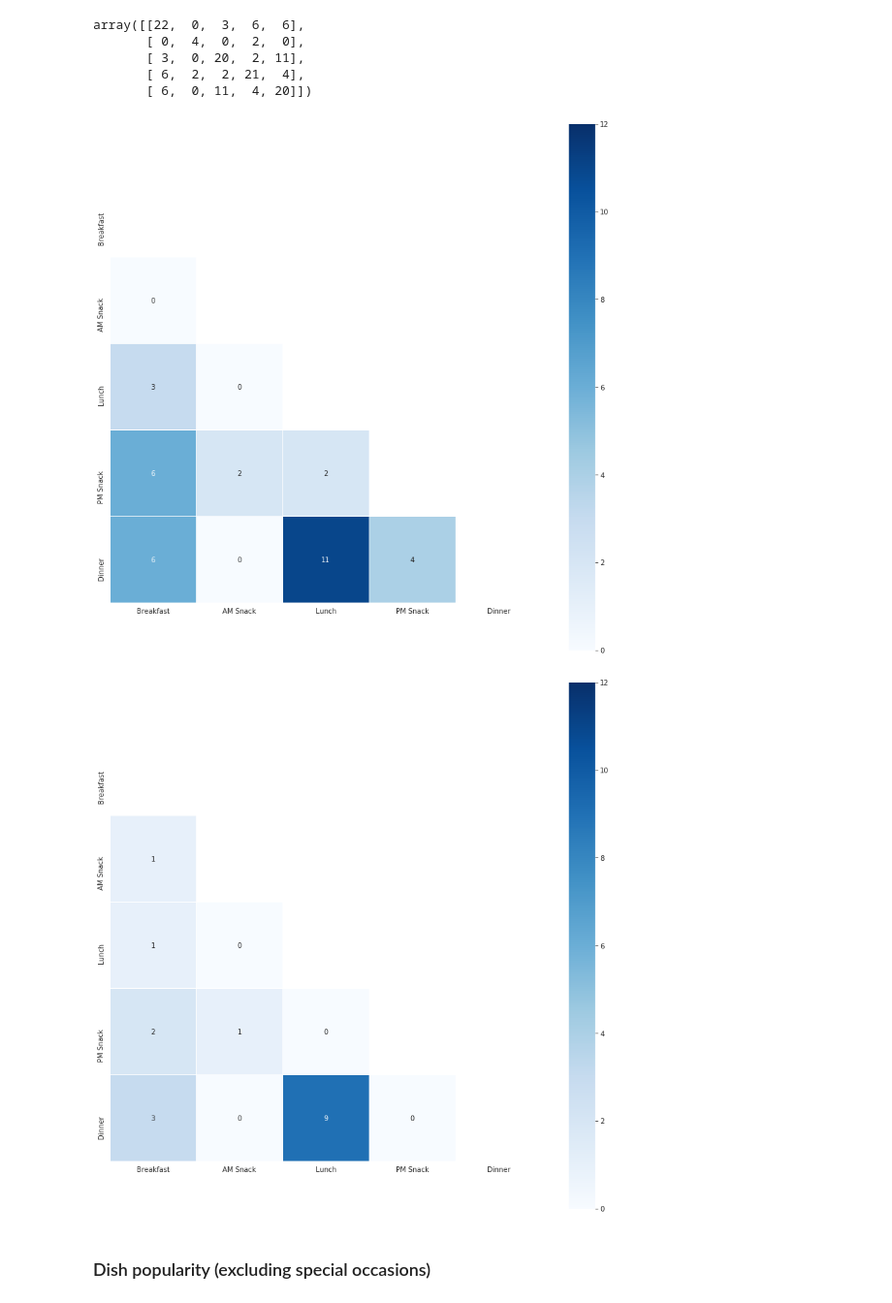
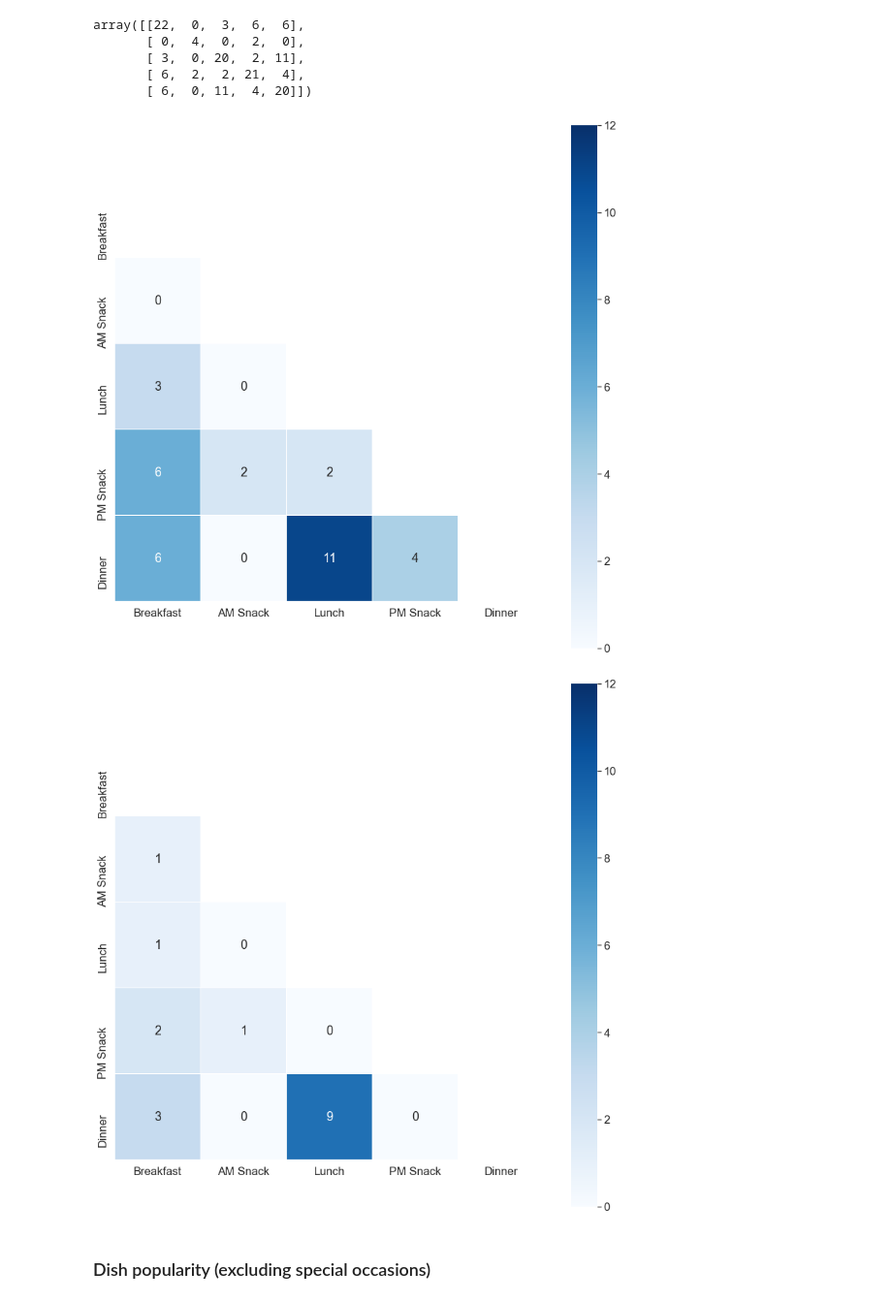
Before and after one commit to rochiecuevas/FoodChoice, a Jupyter notebook: Expert_Elicitation.ipynb, the cells around one changed output. Shown at 97% size. Saved outputs shown, nothing was run; the diff lists cells and outputs as text; code cells hidden in the pictures.

```diff
--- a/Expert_Elicitation.ipynb
+++ b/Expert_Elicitation.ipynb
@@ -291,27 +291,28 @@ array([[22,  0,  3,  6,  6],
 # %%
 # Create a heatmap based on overlaps of dishes, by state
 for x in range(len(counts_states)):
     mask = np.zeros_like(counts_states[x])
     mask[np.triu_indices_from(mask)] = True
+    sns.set(font_scale = 1.5)
 
     with sns.axes_style("white"):
-        f, ax = plt.subplots(figsize=(14, 14))
+        f, ax = plt.subplots(figsize = (14, 14))
         ax = sns.heatmap(counts_states[x],
                          mask = mask,
                          square = True,
                          linewidth = 0.2,
                          annot = True,
                          cmap = "Blues",
                          vmin = 0,
                          vmax = 12,
                          xticklabels = occasions[:-1],
                          yticklabels = occasions[:-1])
 
     f.savefig(f'dish_overlaps_{states[x]}.tif', dpi = 300)
     f.savefig(f'dish_overlaps_{states[x]}.png', dpi = 300)
 # %% [output]
-[figure, old version]
+[figure, new version]
-[figure, old version]
+[figure, new version]
 # %% [markdown]
 ### Dish popularity (excluding special occasions)
 # %%
```
Also changed, not shown: parts of 5 cells of this notebook.
